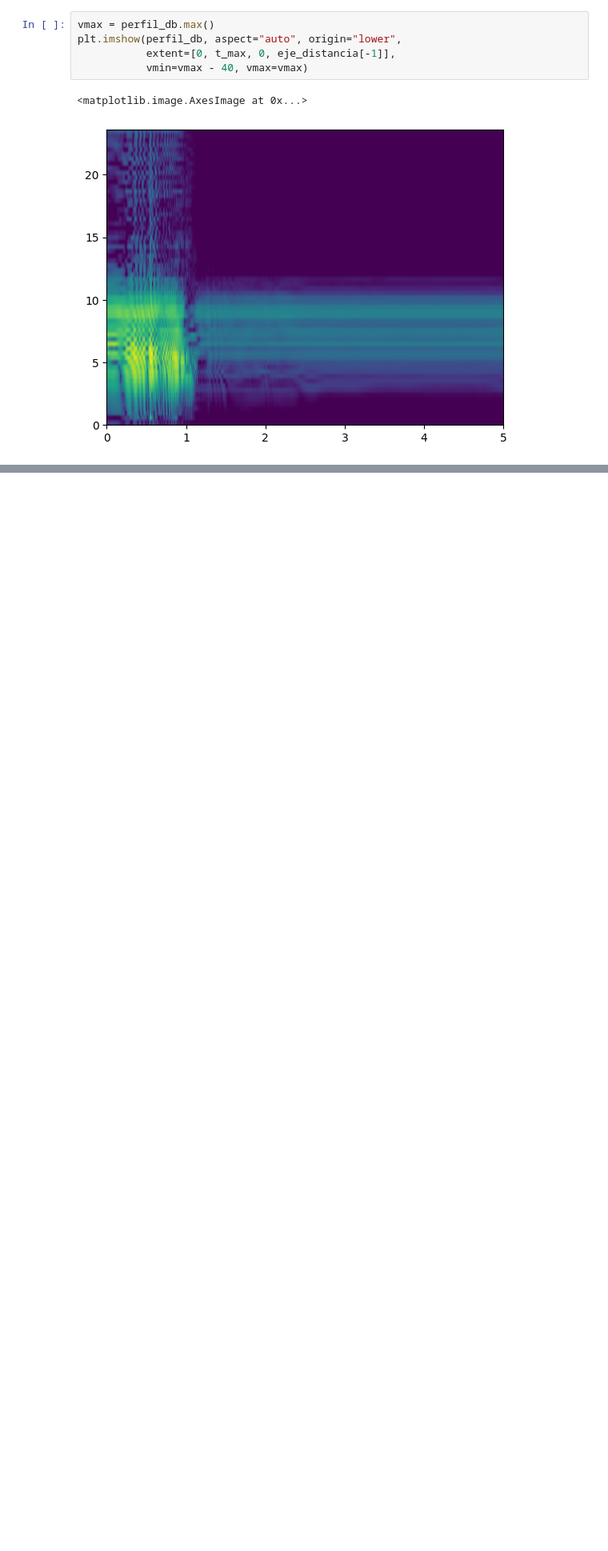
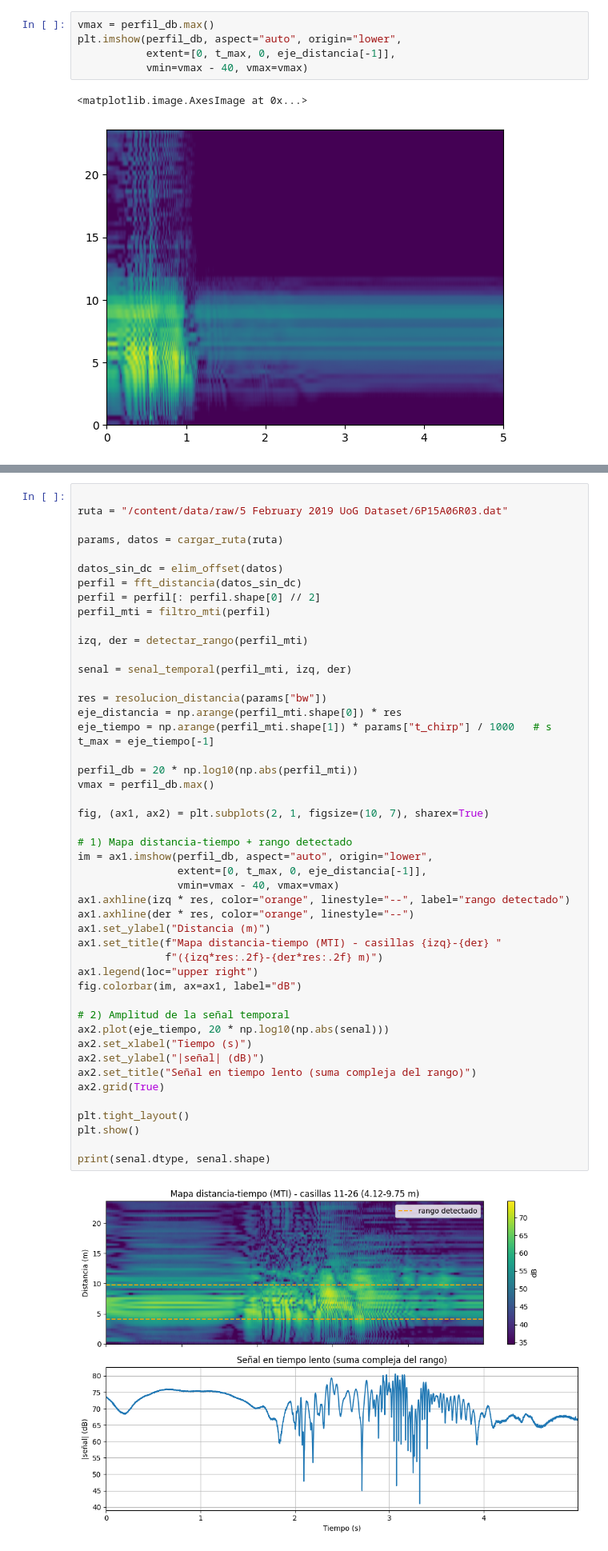
Before and after one commit to juuanmartiinez/radar-micro-Doppler, a Jupyter notebook: notebooks/1.0-tratamiento-datos.ipynb, the cells around one changed output, grey strips where cells are left out. Shown at 80% size. Saved outputs shown, nothing was run; the diff lists cells and outputs as text; blank space fills up the shorter version.

```diff
--- a/notebooks/1.0-tratamiento-datos.ipynb
+++ b/notebooks/1.0-tratamiento-datos.ipynb
@@ -314,0 +324,50 @@ print(casilla_min * res, "m -", casilla_max * res, "m")
+# %%
+
+ruta = "/content/data/raw/5 February 2019 UoG Dataset/6P15A06R03.dat"
+
+params, datos = cargar_ruta(ruta)
+
+datos_sin_dc = elim_offset(datos)
+perfil = fft_distancia(datos_sin_dc)
+perfil = perfil[: perfil.shape[0] // 2]
+perfil_mti = filtro_mti(perfil)
+
+izq, der = detectar_rango(perfil_mti)
+
+senal = senal_temporal(perfil_mti, izq, der)
+
+res = resolucion_distancia(params["bw"])
+eje_distancia = np.arange(perfil_mti.shape[0]) * res
+eje_tiempo = np.arange(perfil_mti.shape[1]) * params["t_chirp"] / 1000   # s
+t_max = eje_tiempo[-1]
+
+perfil_db = 20 * np.log10(np.abs(perfil_mti))
+vmax = perfil_db.max()
+
+fig, (ax1, ax2) = plt.subplots(2, 1, figsize=(10, 7), sharex=True)
+
+# 1) Mapa distancia-tiempo + rango detectado
+im = ax1.imshow(perfil_db, aspect="auto", origin="lower",
+                extent=[0, t_max, 0, eje_distancia[-1]],
+                vmin=vmax - 40, vmax=vmax)
+ax1.axhline(izq * res, color="orange", linestyle="--", label="rango detectado")
+ax1.axhline(der * res, color="orange", linestyle="--")
+ax1.set_ylabel("Distancia (m)")
+ax1.set_title(f"Mapa distancia-tiempo (MTI) - casillas {izq}-{der} "
+              f"({izq*res:.2f}-{der*res:.2f} m)")
+ax1.legend(loc="upper right")
+fig.colorbar(im, ax=ax1, label="dB")
+
+# 2) Amplitud de la señal temporal
+ax2.plot(eje_tiempo, 20 * np.log10(np.abs(senal)))
+ax2.set_xlabel("Tiempo (s)")
+ax2.set_ylabel("|señal| (dB)")
+ax2.set_title("Señal en tiempo lento (suma compleja del rango)")
+ax2.grid(True)
+
+plt.tight_layout()
+plt.show()
+
+print(senal.dtype, senal.shape)
+# %% [output]
+[figure, added]
```
Also changed, not shown: parts of 16 cells of this notebook, 5 other files.
